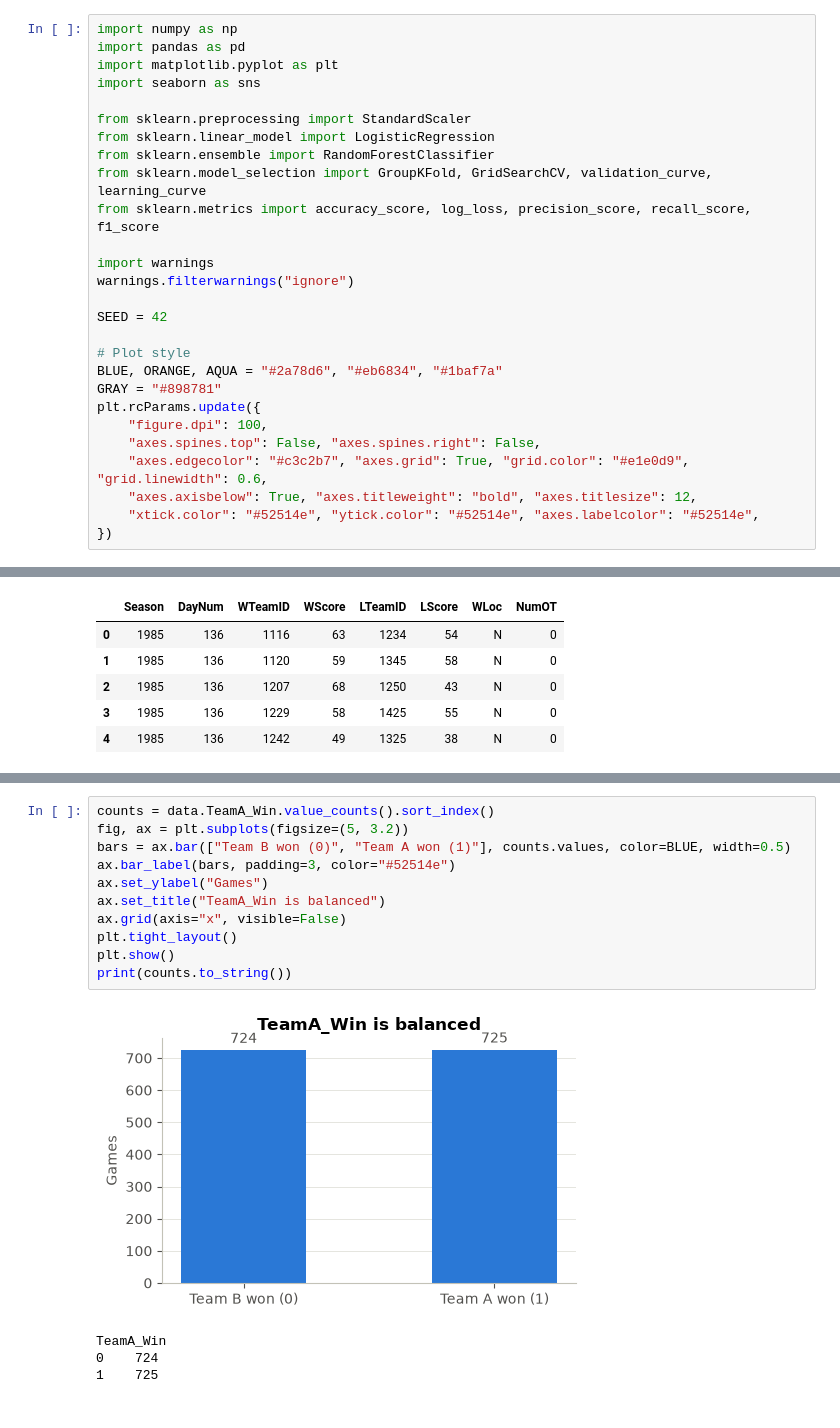
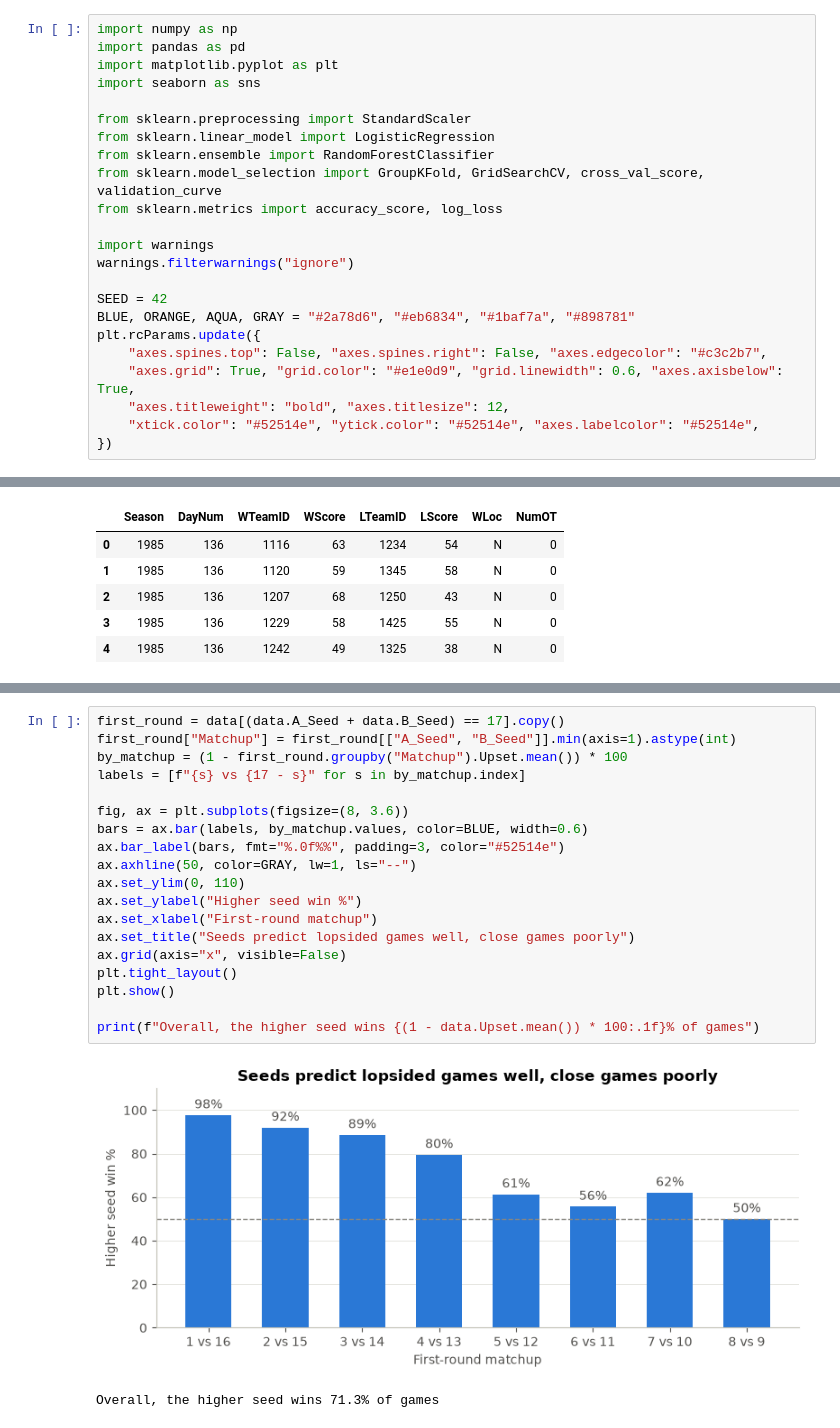
Before and after one commit to siennaperez/CIS4930-Predicting-NCAA-Brackets, a Jupyter notebook: march_madness.ipynb, the cells around one changed output, grey strips where cells are left out. Cells and saved outputs as stored; diff of their text form.

Commit message:
Simplify main notebook: trim EDA and models, plain-text explanations, phase-based plan

```diff
--- a/march_madness.ipynb
+++ b/march_madness.ipynb
@@ -44,22 +42,18 @@ import seaborn as sns
 from sklearn.preprocessing import StandardScaler
 from sklearn.linear_model import LogisticRegression
 from sklearn.ensemble import RandomForestClassifier
-from sklearn.model_selection import GroupKFold, GridSearchCV, validation_curve, learning_curve
-from sklearn.metrics import accuracy_score, log_loss, precision_score, recall_score, f1_score
+from sklearn.model_selection import GroupKFold, GridSearchCV, cross_val_score, validation_curve
+from sklearn.metrics import accuracy_score, log_loss
 
 import warnings
 warnings.filterwarnings("ignore")
 
 SEED = 42
-
-# Plot style
-BLUE, ORANGE, AQUA = "#2a78d6", "#eb6834", "#1baf7a"
-GRAY = "#898781"
+BLUE, ORANGE, AQUA, GRAY = "#2a78d6", "#eb6834", "#1baf7a", "#898781"
 plt.rcParams.update({
-    "figure.dpi": 100,
-    "axes.spines.top": False, "axes.spines.right": False,
-    "axes.edgecolor": "#c3c2b7", "axes.grid": True, "grid.color": "#e1e0d9", "grid.linewidth": 0.6,
-    "axes.axisbelow": True, "axes.titleweight": "bold", "axes.titlesize": 12,
+    "axes.spines.top": False, "axes.spines.right": False, "axes.edgecolor": "#c3c2b7",
+    "axes.grid": True, "grid.color": "#e1e0d9", "grid.linewidth": 0.6, "axes.axisbelow": True,
+    "axes.titleweight": "bold", "axes.titlesize": 12,
     "xtick.color": "#52514e", "ytick.color": "#52514e", "axes.labelcolor": "#52514e",
 })
 # %%
@@ -295,17 +238,23 @@ The round labels match the tournament format: 32 Round-of-64 games, 16 Round-of-
 # %%
-counts = data.TeamA_Win.value_counts().sort_index()
-fig, ax = plt.subplots(figsize=(5, 3.2))
-bars = ax.bar(["Team B won (0)", "Team A won (1)"], counts.values, color=BLUE, width=0.5)
-ax.bar_label(bars, padding=3, color="#52514e")
-ax.set_ylabel("Games")
-ax.set_title("TeamA_Win is balanced")
+first_round = data[(data.A_Seed + data.B_Seed) == 17].copy()
+first_round["Matchup"] = first_round[["A_Seed", "B_Seed"]].min(axis=1).astype(int)
+by_matchup = (1 - first_round.groupby("Matchup").Upset.mean()) * 100
+labels = [f"{s} vs {17 - s}" for s in by_matchup.index]
+
+fig, ax = plt.subplots(figsize=(8, 3.6))
+bars = ax.bar(labels, by_matchup.values, color=BLUE, width=0.6)
+ax.bar_label(bars, fmt="%.0f%%", padding=3, color="#52514e")
+ax.axhline(50, color=GRAY, lw=1, ls="--")
+ax.set_ylim(0, 110)
+ax.set_ylabel("Higher seed win %")
+ax.set_xlabel("First-round matchup")
+ax.set_title("Seeds predict lopsided games well, close games poorly")
 ax.grid(axis="x", visible=False)
 plt.tight_layout()
 plt.show()
-print(counts.to_string())
+
+print(f"Overall, the higher seed wins {(1 - data.Upset.mean()) * 100:.1f}% of games")
 # %% [output]
-[figure, old version]
+[figure, new version]
-TeamA_Win
-0    724
-1    725
+Overall, the higher seed wins 71.3% of games
 # %% [markdown]
```
Also changed, not shown: parts of 86 cells of this notebook.
